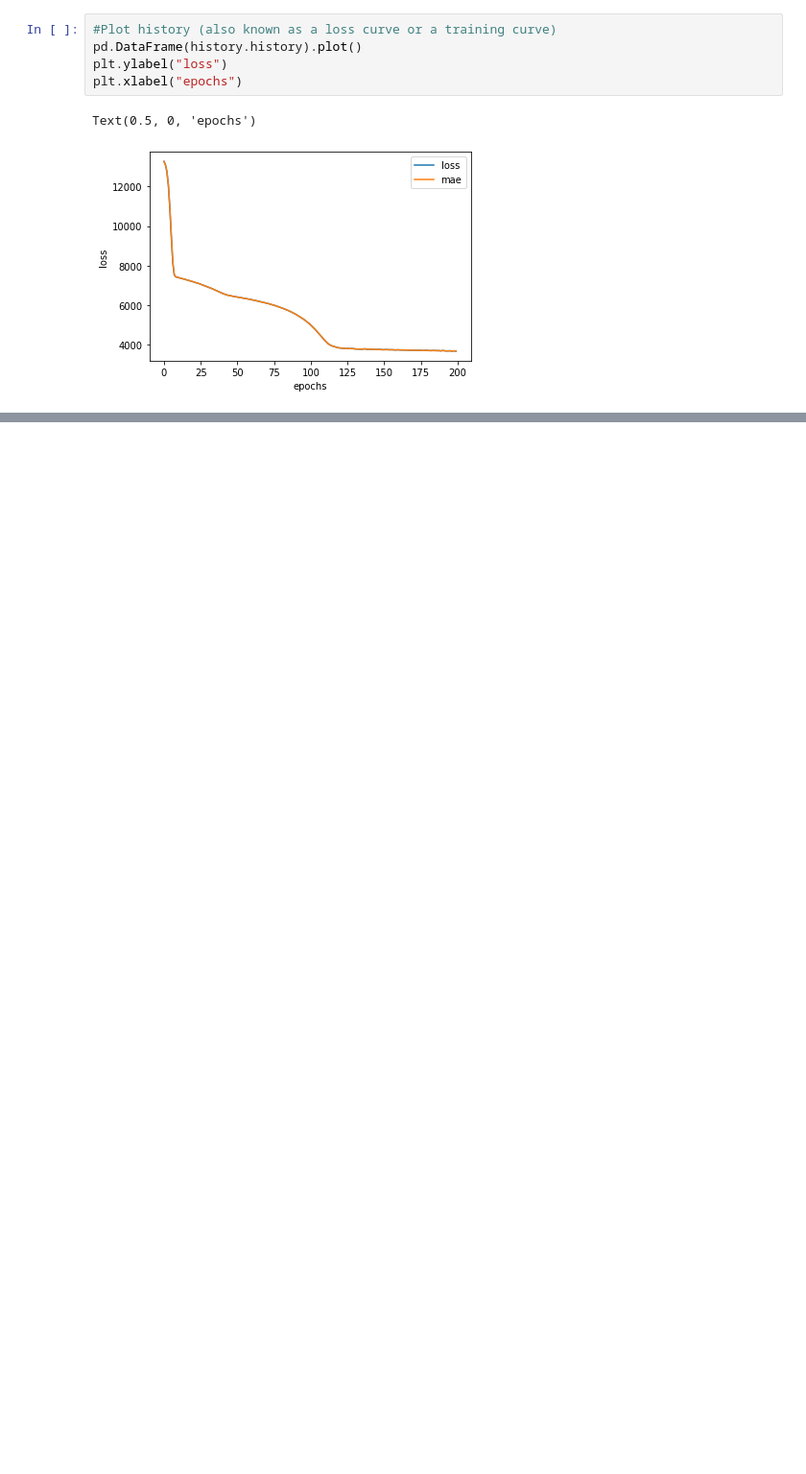
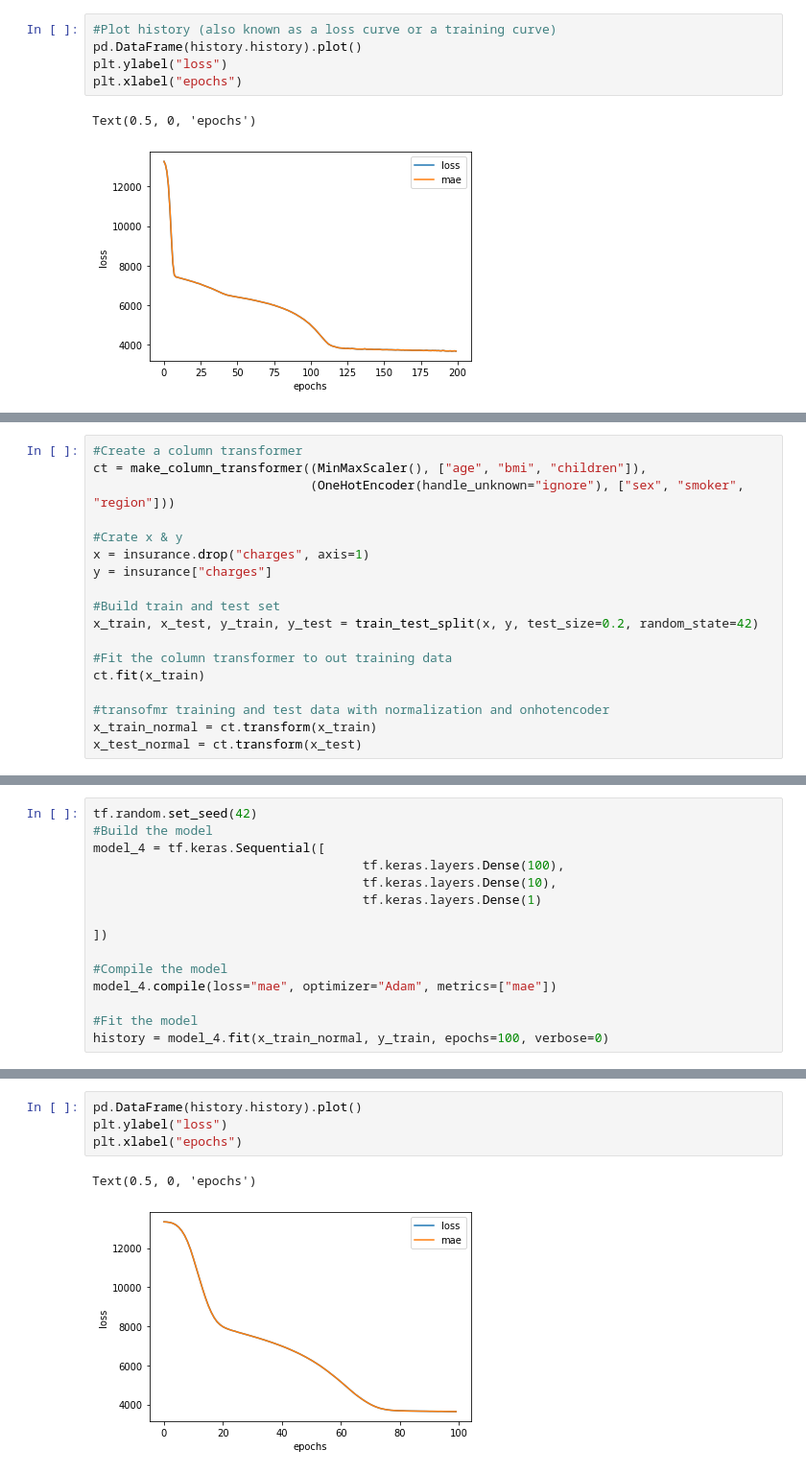
Before and after one commit to schauppi/Udemy_TensorFlow_Developer, a Jupyter notebook: Abschnitt_3_Neural_Network_regression_with_TensorFlow/01_neural_network_regression_with_tensorflow_video.ipynb, the cells around one changed output, grey strips where cells are left out. Shown at 96% size. Drawn from its saved outputs; the diff is of its cells as text; blank space fills up the shorter version.

```diff
--- a/Abschnitt_3_Neural_Network_regression_with_TensorFlow/01_neural_network_regression_with_tensorflow_video.ipynb
+++ b/Abschnitt_3_Neural_Network_regression_with_TensorFlow/01_neural_network_regression_with_tensorflow_video.ipynb
@@ -848,0 +879,18 @@ Text(0.5, 0, 'epochs')
+# %%
+#Create a column transformer
+ct = make_column_transformer((MinMaxScaler(), ["age", "bmi", "children"]),
+                             (OneHotEncoder(handle_unknown="ignore"), ["sex", "smoker", "region"]))
+
+#Crate x & y
+x = insurance.drop("charges", axis=1)
+y = insurance["charges"]
+
+#Build train and test set
+x_train, x_test, y_train, y_test = train_test_split(x, y, test_size=0.2, random_state=42)
+
+#Fit the column transformer to out training data
+ct.fit(x_train)
+
+#transofmr training and test data with normalization and onhotencoder
+x_train_normal = ct.transform(x_train)
+x_test_normal = ct.transform(x_test)
@@ -848,0 +916,15 @@ Text(0.5, 0, 'epochs')
+# %%
+tf.random.set_seed(42)
+#Build the model
+model_4 = tf.keras.Sequential([
+                                    tf.keras.layers.Dense(100),
+                                    tf.keras.layers.Dense(10),
+                                    tf.keras.layers.Dense(1)
+
+])
+
+#Compile the model
+model_4.compile(loss="mae", optimizer="Adam", metrics=["mae"])
+
+#Fit the model
+history = model_4.fit(x_train_normal, y_train, epochs=100, verbose=0)
@@ -848,0 +937,7 @@ Text(0.5, 0, 'epochs')
+# %%
+pd.DataFrame(history.history).plot()
+plt.ylabel("loss")
+plt.xlabel("epochs")
+# %% [output]
+Text(0.5, 0, 'epochs')
+[figure, added]
```
Also changed, not shown: parts of 15 cells of this notebook.
